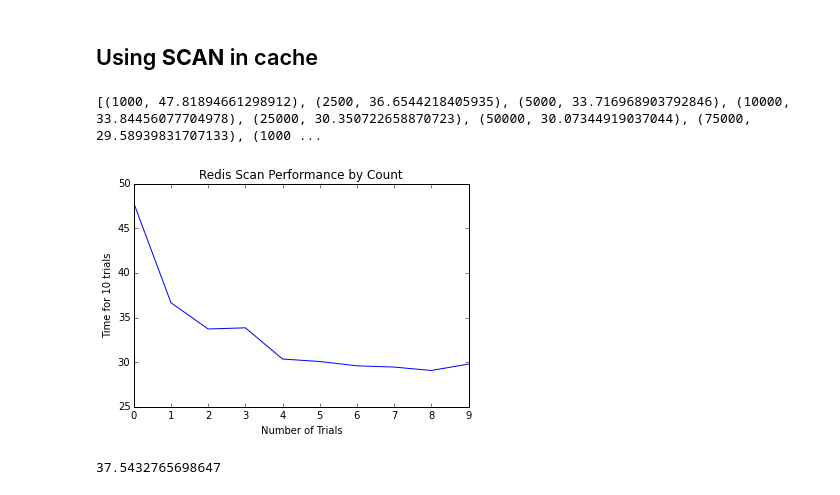
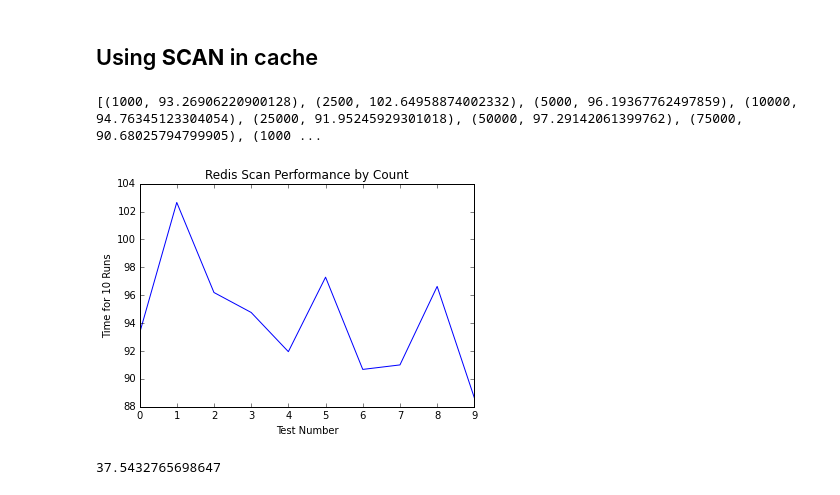
Before and after one commit to jermnelson/pyconjp-2015, a Jupyter notebook: static/notebooks/Presentation.ipynb, the cells around one changed output. Saved outputs shown, nothing was run; the diff lists cells and outputs as text; code cells hidden in the pictures.

```diff
--- a/static/notebooks/Presentation.ipynb
+++ b/static/notebooks/Presentation.ipynb
@@ -132,14 +133,14 @@ for count in [1000, 2500, 5000, 10000, 25000, 50000, 75000, 100000, 250000, 5000
 # %%
 print(scan_trials)
 plt.plot([ r[1] for r in scan_trials])
 plt.title("Redis Scan Performance by Count")
-plt.ylabel("Time for 10 trials")
-plt.xlabel("Number of Trials")
+plt.ylabel("Time for 10 Runs")
+plt.xlabel("Test Number")
 
 plt.show()
 # %% [output]
-[(1000, 47.81894661298912), (2500, 36.6544218405935), (5000, 33.716968903792846), (10000, 33.84456077704978), (25000, 30.350722658870723), (50000, 30.07344919037044), (75000, 29.58939831707133), (1000 ...
+[(1000, 93.26906220900128), (2500, 102.64958874002332), (5000, 96.19367762497859), (10000, 94.76345123304054), (25000, 91.95245929301018), (50000, 97.29142061399762), (75000, 90.68025794799905), (1000 ...
-[figure, old version]
+[figure, new version]
 # %%
 redis_stmt = "test_redis_scan(150000)"
 redis_timer = timeit.timeit(stmt=redis_stmt, setup=redis_setup, number=10)
```
Also changed, not shown: parts of 12 cells of this notebook, 14 other files.
